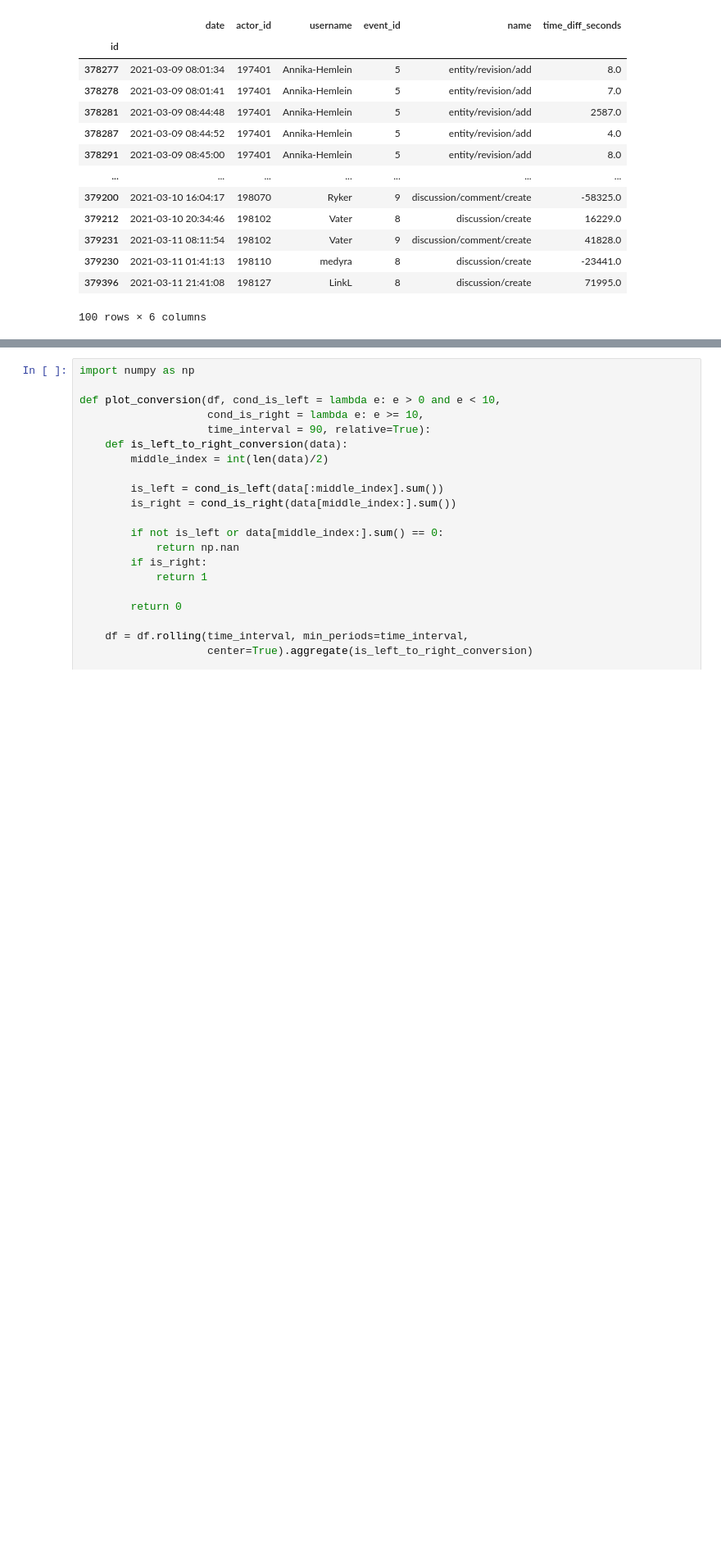
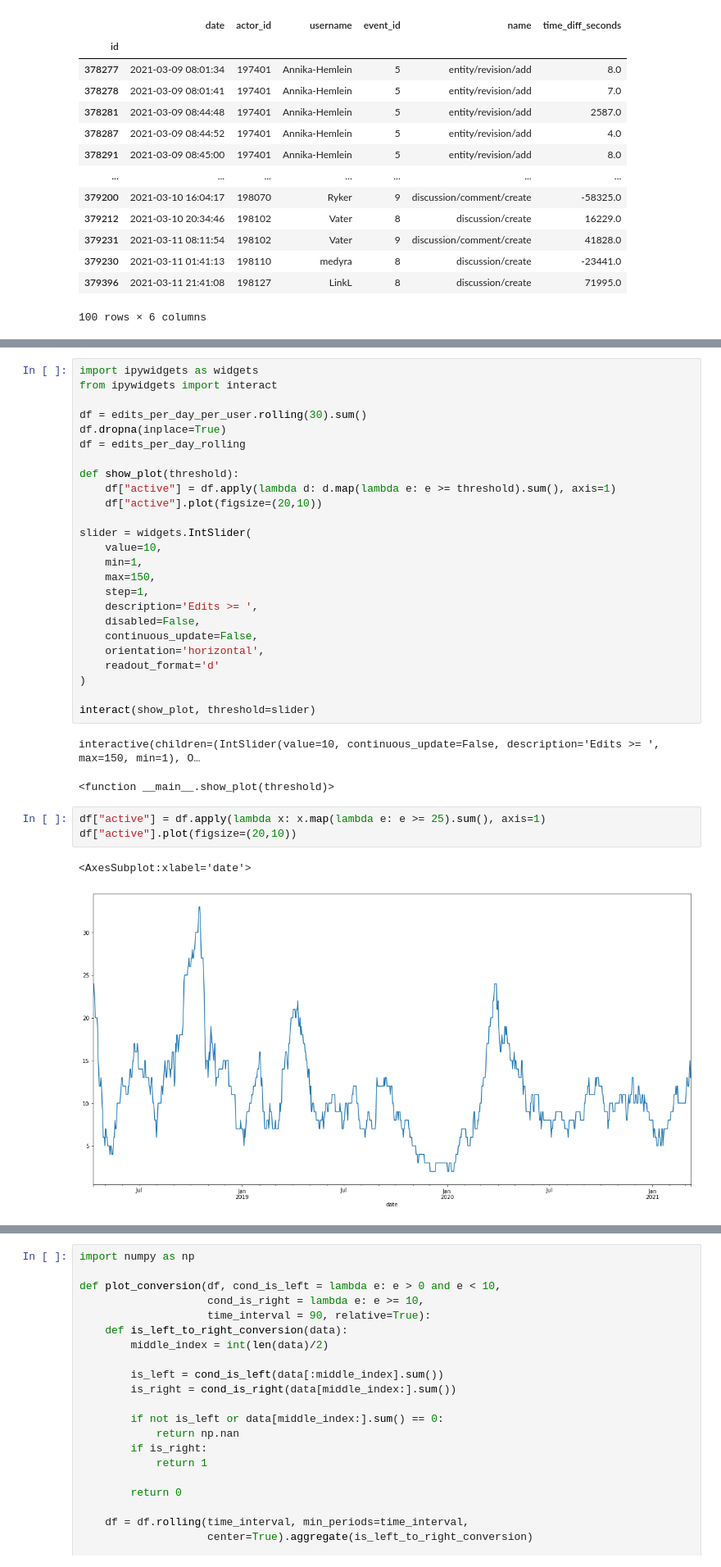
Before and after one commit to kulla/serlo-evaluations, a Jupyter notebook: 2021-03-17 Aktuelle Übergangsraten in der Aktivität.ipynb, the cells around one changed output, grey strips where cells are left out. Shown at 82% size. Cells and saved outputs as stored; diff of their text form; blank space fills up the shorter version.

```diff
--- a/2021-03-17 Aktuelle Übergangsraten in der Aktivität.ipynb
+++ b/2021-03-17 Aktuelle Übergangsraten in der Aktivität.ipynb
@@ -73,0 +90,34 @@ df = edits_per_day_per_user(event_log)
+# %%
+import ipywidgets as widgets
+from ipywidgets import interact
+
+df = edits_per_day_per_user.rolling(30).sum()
+df.dropna(inplace=True)
+df = edits_per_day_rolling
+
+def show_plot(threshold):
+    df["active"] = df.apply(lambda d: d.map(lambda e: e >= threshold).sum(), axis=1)
+    df["active"].plot(figsize=(20,10))
+
+slider = widgets.IntSlider(
+    value=10,
+    min=1,
+    max=150,
+    step=1,
+    description='Edits >= ',
+    disabled=False,
+    continuous_update=False,
+    orientation='horizontal',
+    readout_format='d'
+)
+
+interact(show_plot, threshold=slider)
+# %% [output]
+interactive(children=(IntSlider(value=10, continuous_update=False, description='Edits >= ', max=150, min=1), O…
+<function __main__.show_plot(threshold)>
+# %%
+df["active"] = df.apply(lambda x: x.map(lambda e: e >= 25).sum(), axis=1)
+df["active"].plot(figsize=(20,10))
+# %% [output]
+<AxesSubplot:xlabel='date'>
+[figure, added]
```
Also changed, not shown: parts of 3 cells of this notebook.
